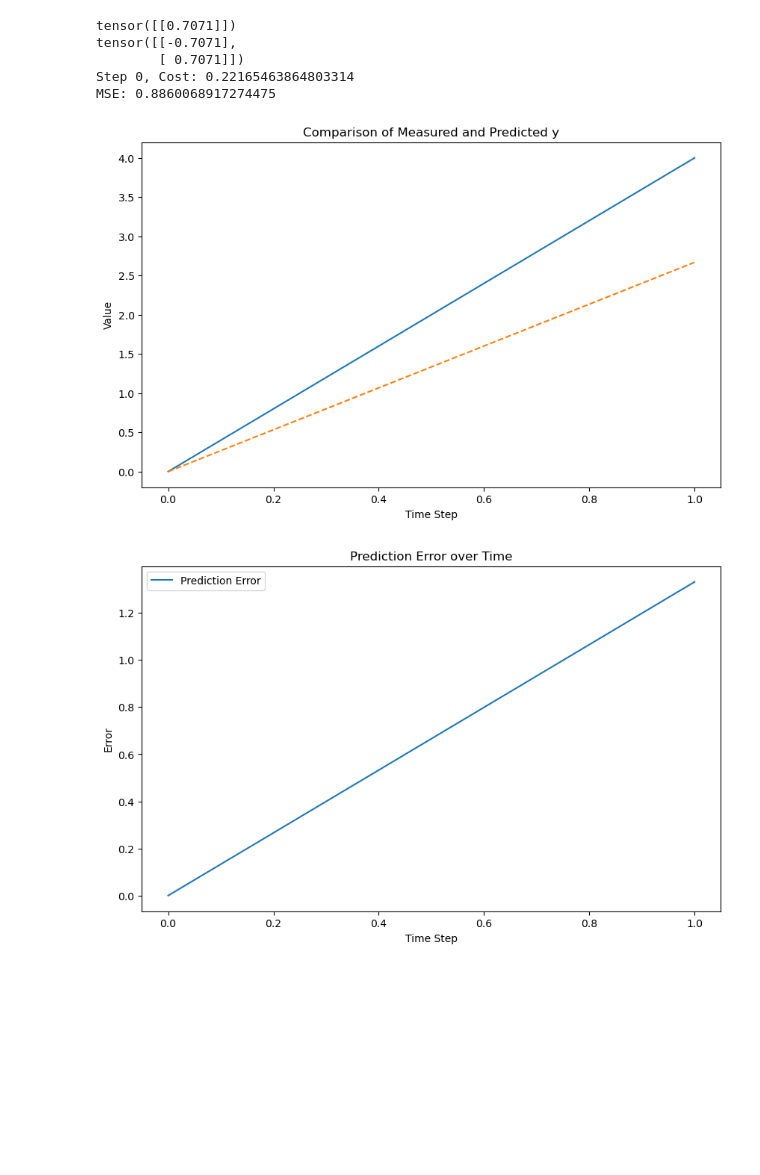
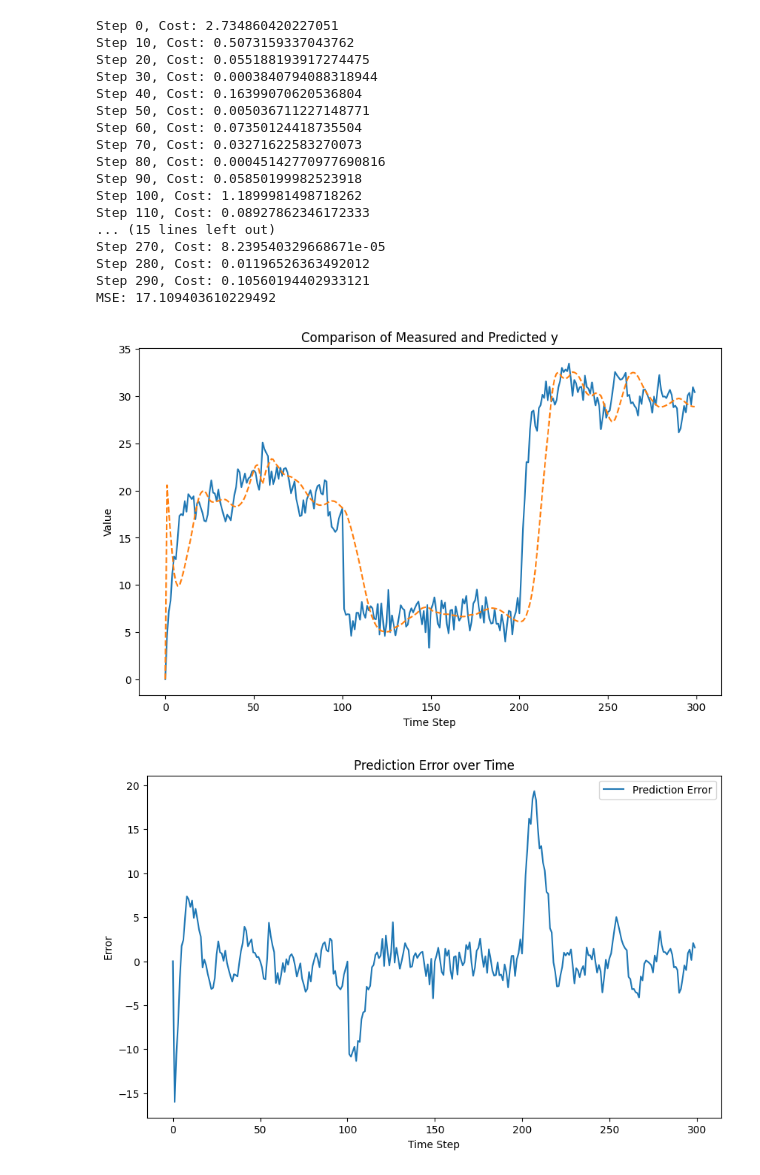
Before and after one commit to yshin1209/deep_learning_101, a Jupyter notebook: Chapter_5_Implementation_of_Transformers.ipynb, the cells around one changed output. Drawn from its saved outputs; the diff is of its cells as text; code cells hidden in the pictures; blank space fills up the shorter version.

```diff
--- a/Chapter_5_Implementation_of_Transformers.ipynb
+++ b/Chapter_5_Implementation_of_Transformers.ipynb
@@ -45,8 +45,6 @@ class SimpleTransformerModel(nn.Module):
         self.output_layer = nn.Linear(dim_embedding, 1)
 
     def forward(self, x_seq, y_seq):
-        print(x_seq)
-        print(y_seq)
         x_seq_embed = self.input_embedding(x_seq)
         y_seq_embed = self.input_embedding(y_seq)
         # Create a subsequent mask for the target sequence
@@ -64,7 +62,7 @@ criterion = nn.MSELoss()
 optimizer = optim.Adam(model.parameters(), lr=learning_rate)
 
 # Simulation Data
-N = 2
+N = 300
 x = torch.randn(N) + 10
 y = torch.empty(N)
 y[0] = torch.tensor(0.0)
@@ -102,40 +100,52 @@ for i in range(N - num_past_values):
 
 # Denormalize predictions
 predictions = (torch.tensor(predictions) * y_std) + y_mean
 # Create zeros tensor
 zeros = torch.zeros(num_past_values)
 # Concatenate zeros to the beginning of 'predictions'
 predictions = torch.cat((zeros, predictions), dim=0)
 # Calculate prediction errors
 prediction_error = y - predictions
 # Calculate Mean Squared Error (MSE)
 mse = np.mean((y.detach().numpy() - predictions.detach().numpy()) ** 2)
 print(f'MSE: {mse}')
 
 # Plot results
 plt.figure(figsize=(10, 6))
 plt.plot(y, label='Measured y')
 plt.plot(predictions, label='Predicted y', linestyle='--')
 plt.title('Comparison of Measured and Predicted y')
 plt.xlabel('Time Step')
 plt.ylabel('Value')
 
 # Plot prediction error
 plt.figure(figsize=(10, 6))
 plt.plot(prediction_error, label='Prediction Error')
 plt.title('Prediction Error over Time')
 plt.xlabel('Time Step')
 plt.ylabel('Error')
 plt.legend()
 plt.show()
 # %% [output]
-tensor([[0.7071]])
-tensor([[-0.7071],
-        [ 0.7071]])
-Step 0, Cost: 0.22165463864803314
-MSE: 0.8860068917274475
+Step 0, Cost: 2.734860420227051
+Step 10, Cost: 0.5073159337043762
+Step 20, Cost: 0.055188193917274475
+Step 30, Cost: 0.0003840794088318944
+Step 40, Cost: 0.16399070620536804
+Step 50, Cost: 0.005036711227148771
+Step 60, Cost: 0.07350124418735504
+Step 70, Cost: 0.03271622583270073
+Step 80, Cost: 0.00045142770977690816
+Step 90, Cost: 0.05850199982523918
+Step 100, Cost: 1.1899981498718262
+Step 110, Cost: 0.08927862346172333
+... (15 lines left out)
+Step 270, Cost: 8.239540329668671e-05
+Step 280, Cost: 0.01196526363492012
+Step 290, Cost: 0.10560194402933121
+MSE: 17.109403610229492
-[figure, old version]
+[figure, new version]
-[figure, old version]
+[figure, new version]
 # %%
 # Assuming you have a 'time' variable that corresponds to your data indices
 time = torch.arange(0, y.size(0))
```
Also changed, not shown: parts of 1 cell of this notebook.
